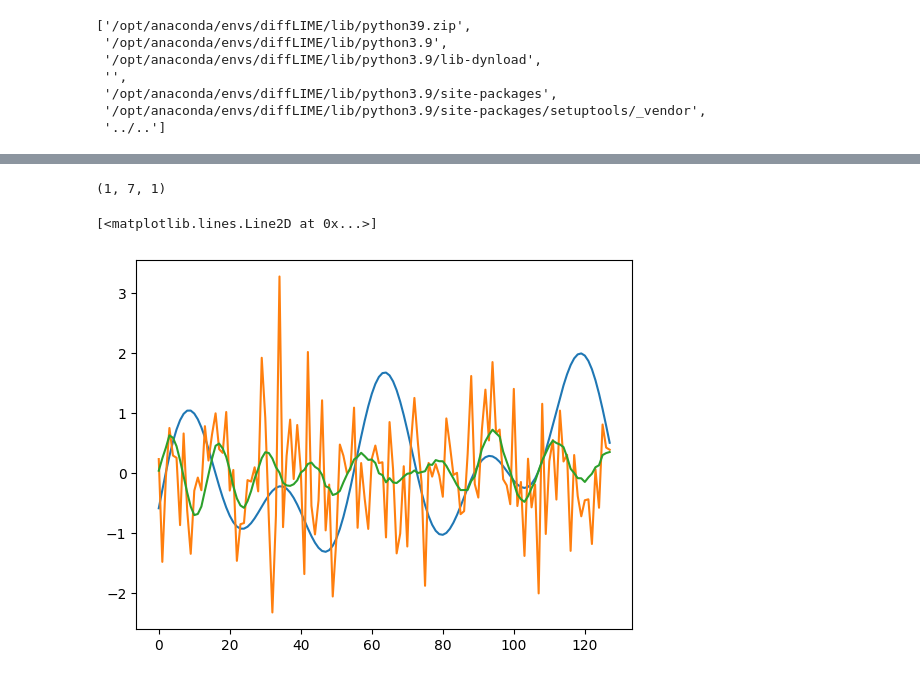
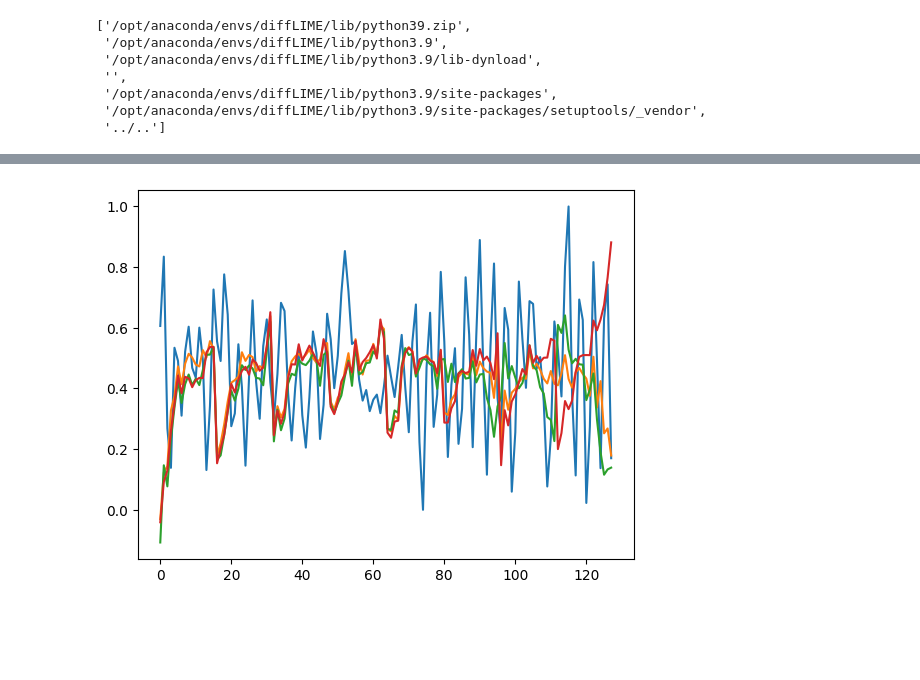
Before and after one commit to dasolma/diffLIME, a Jupyter notebook: src/phm_framework/notebooks/Train DPM.ipynb, the cells around one changed output, grey strips where cells are left out. Cells and saved outputs as stored; diff of their text form; code cells hidden in the pictures; blank space fills up the shorter version.

```diff
--- a/src/phm_framework/notebooks/Train DPM.ipynb
+++ b/src/phm_framework/notebooks/Train DPM.ipynb
@@ -69,4 +81,4 @@ from phm_framework.data import synthetic
 from importlib import reload
 reload(synthetic)
 
-(X, E, M), (centroids, stds, kmeans) = synthetic.generate_synth_data(X_train)
+(X, E, M), (centroids, stds, kmeans) = synthetic.generate_synth_data(X_train, N=100000)
@@ -133,11 +149,15 @@ keras.src.utils.tracking.TrackedDict
 # %%
 so = np.expand_dims(X_train[3000], axis=[0, -1])
 
-frec1 = 0.5 * np.pi
-frec2 = 0.9 * np.pi
 pend = 0.01
 time = np.linspace(0, 10, X_train[3000].shape[0])
-so = np.sin(frec1 * time) + np.sin(frec2 * time)  # Sinusoidal signal
-so = ajustar_pendiente_y_escalar(so, pend)
-#so = (so - so.min()) / (so.max() - so.min())
+so = np.zeros((X_train.shape[1]))
+attrs = []
+for i in range(5):
+    f = np.random.uniform(0, 1) * np.pi * 5
+    attrs.append(f)
+    so += np.sin(f * time)  # Sinusoidal signal
+
 so = np.expand_dims(so, axis=[0, -1])
+
+plt.plot(np.squeeze(so))
@@ -144,37 +167,34 @@ so = np.expand_dims(so, axis=[0, -1])
 # %%
-sini = np.random.normal(size=(1, X_train.shape[1], 1))
 
-plt.plot(so[0, :, 0])
-plt.plot(sini[0, :, 0])
+#plt.plot(so[0, :, 0])
+#plt.plot(sini[0, :, 0])
 
-f = np.expand_dims(np.array([frec1, frec2, 10*pend, np.std(so), 0.3, 0, 0.5]).T, axis=[0, -1])
-print(f.shape)
+f = np.expand_dims(M[0].T, axis=[0, -1])
 
-N = 40
-s = sini
-n = 1 / N
-r = np.array([[n]])
-for i in range(N, 0,  -1):
+e = np.expand_dims(np.moveaxis(E[0], -1, -2), axis=0)
 
-    t = np.array([[i]])
+plt.plot(X_train[0])
 
-    network = dpm.network
-    _input = dpm.prepare_inputs(s, f, t)
-    pred_noises = dpm.network(_input, training=False)
+for _ in range(3):
+    sini = np.expand_dims(X_train[0], axis=[0,-1]) + np.random.normal(size=(1, X_train.shape[1], 1)) * 10
+
+    N = 40
+    s = sini
+    n = 1 / N
+    r = np.array([[n]])
+    for i in range(N, 0,  -1):
+
+        t = np.array([[i]])
+
+        network = model.network
+        _input = model.prepare_inputs(s, e, f, t)
+        pred_noises = model.network(_input, training=False)
 
 
-    s = s - pred_noises
+        s = s - pred_noises.numpy()
 
-    #pred_samples = self.decode_samples(noisy_samples, pred_noises, noise_rates)
 
-    #_, s = dpm.denoise(s, r, m, t, False)
-
-#plt.plot(pred_noises[0, :, 0])
-
-s = s[0, :, 0].numpy()
-#s = (s - s.min()) / (s.max() - s.min())
-plt.plot(s)
+    s = s[0, :, 0]
+    plt.plot(s)
 # %% [output]
-(1, 7, 1)
-[<matplotlib.lines.Line2D at 0x...>]
-[figure, old version]
+[figure, new version]
```
Also changed, not shown: parts of 27 cells of this notebook, 3 other files.
